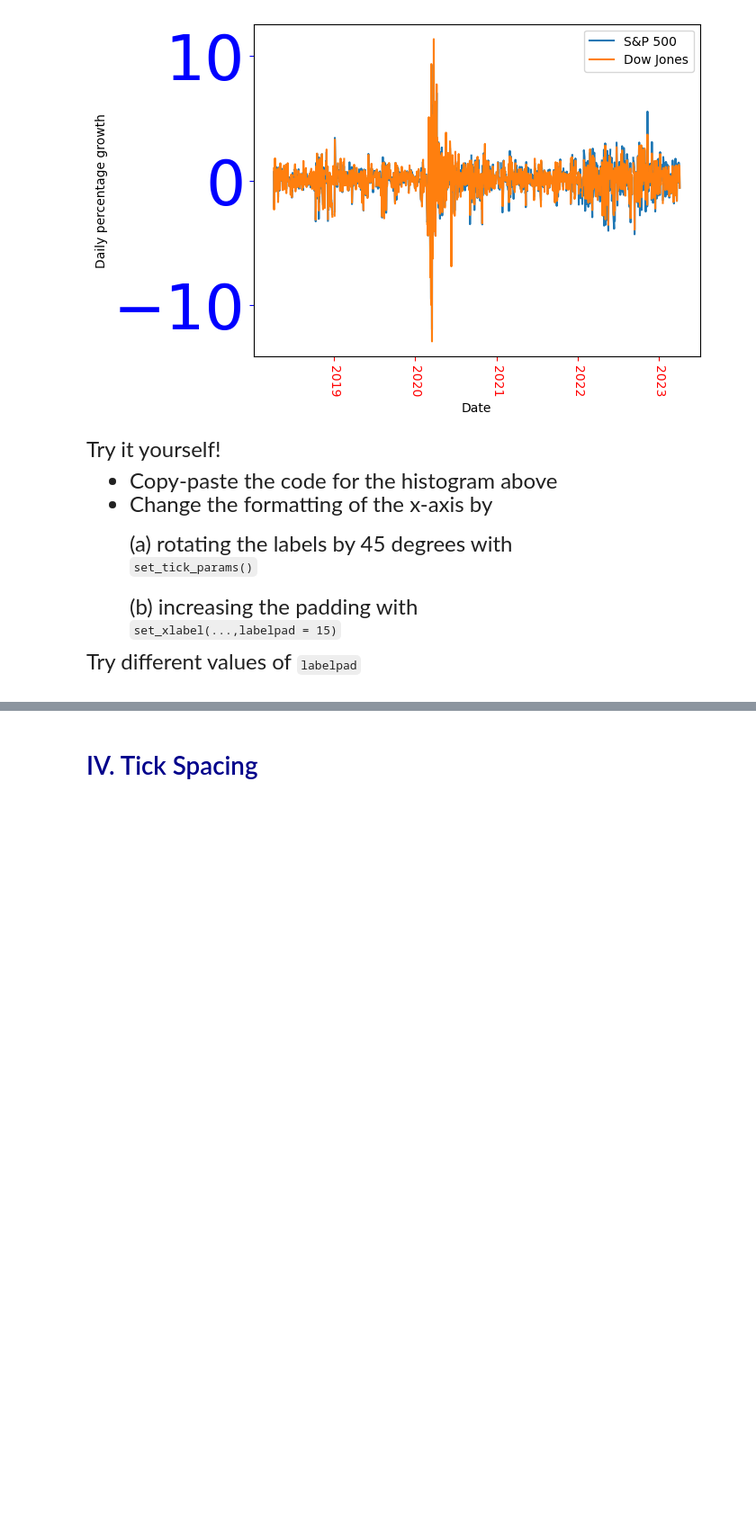
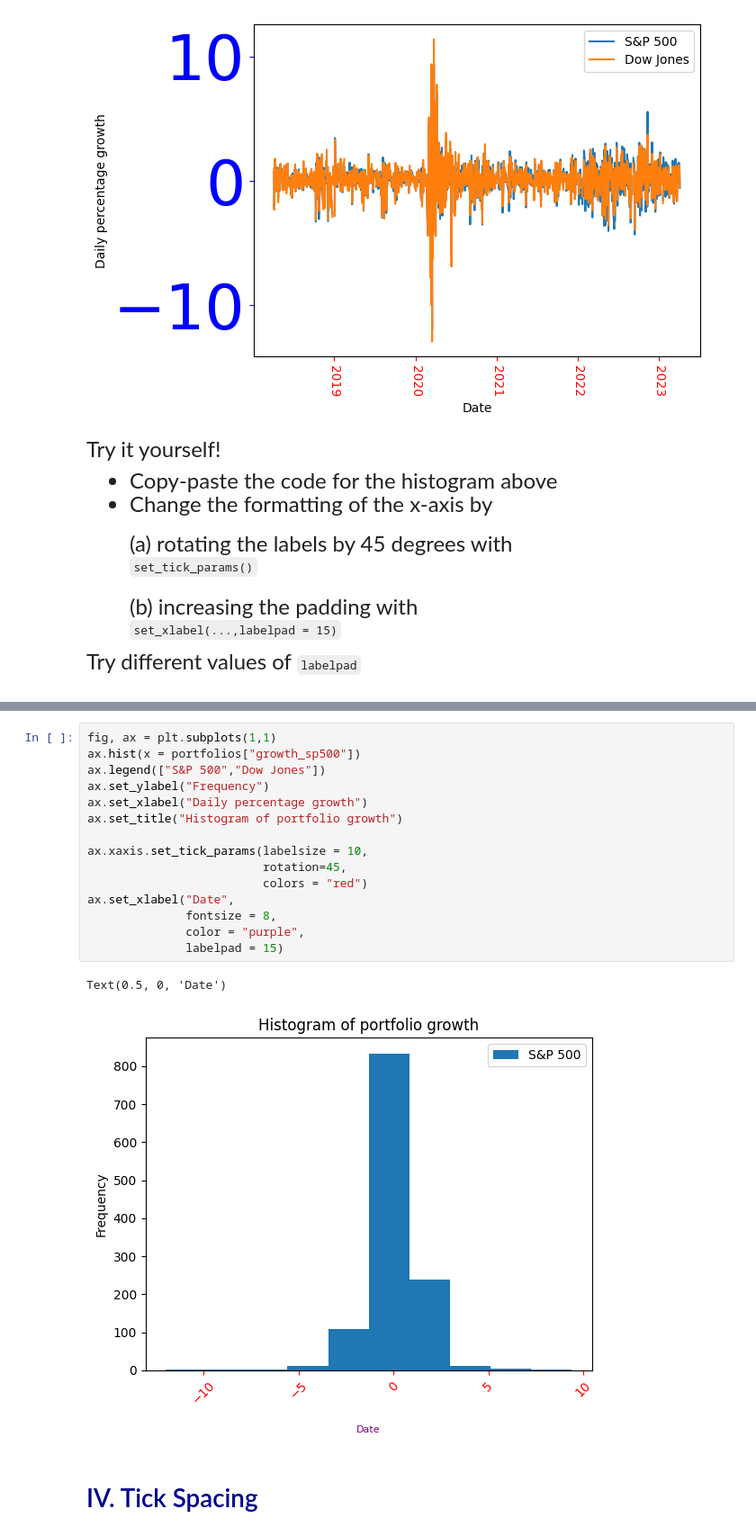
Before and after one commit to alejandrosanchezbecerra/qtm151spring2023, a Jupyter notebook: Lecture 25/Lecture 25.ipynb, the cells around one changed output, grey strips where cells are left out. Shown at 90% size. Saved outputs shown, nothing was run; the diff lists cells and outputs as text; blank space fills up the shorter version.

```diff
--- a/Lecture 25/Lecture 25.ipynb
+++ b/Lecture 25/Lecture 25.ipynb
@@ -158,3 +161,21 @@
+# %%
+fig, ax = plt.subplots(1,1)
+ax.hist(x = portfolios["growth_sp500"])
+ax.legend(["S&P 500","Dow Jones"])
+ax.set_ylabel("Frequency")
+ax.set_xlabel("Daily percentage growth")
+ax.set_title("Histogram of portfolio growth")
+
+ax.xaxis.set_tick_params(labelsize = 10,
+                         rotation=45,
+                         colors = "red")
+ax.set_xlabel("Date",
+              fontsize = 8,
+              color = "purple",
+              labelpad = 15)
+# %% [output]
+Text(0.5, 0, 'Date')
+[figure, added]
 # %% [markdown]
 # <span style="color:darkblue"> IV. Tick Spacing  </span>
 # %% [markdown]
```
Also changed, not shown: parts of 9 cells of this notebook, 4 other files.
